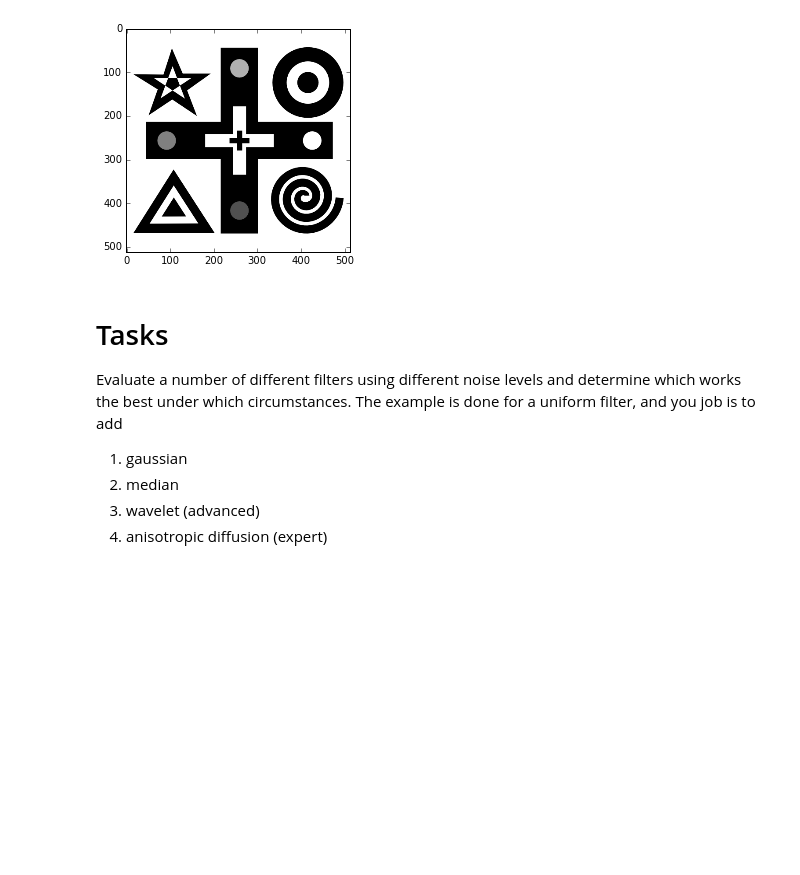
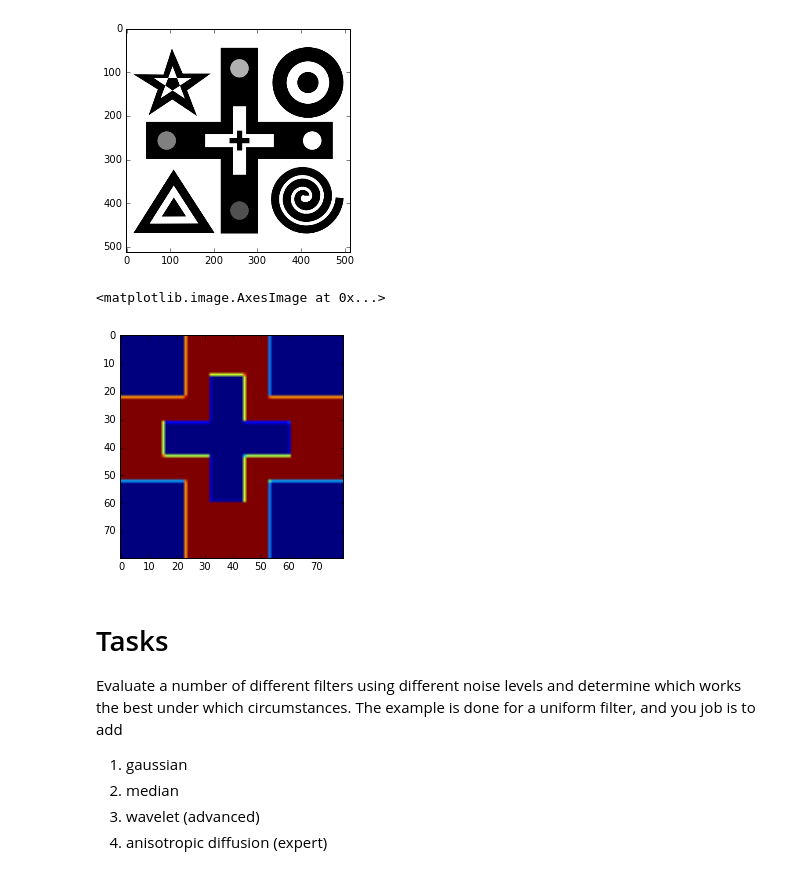
Before and after one commit to martinholub/Quantitative-Big-Imaging-2017, a Jupyter notebook: Exercises/02-files/Exercise4.ipynb, the cells around one changed output. Drawn from its saved outputs; the diff is of its cells as text; code cells hidden in the pictures; blank space fills up the shorter version.

```diff
--- a/Exercises/02-files/Exercise4.ipynb
+++ b/Exercises/02-files/Exercise4.ipynb
@@ -18,6 +18,11 @@ plt.imshow(d, cmap= 'gray')
 # %% [output]
 <matplotlib.image.AxesImage at 0x...>
 [figure]
+# %%
+plt.imshow(d[220:300, 220:300]) # look for part of an image to calculate SNR
+# %% [output]
+<matplotlib.image.AxesImage at 0x...>
+[figure, added]
 # %% [markdown]
 # Tasks
 Evaluate a number of different filters using different noise levels and determine which works the best under which circumstances. The example is done for a uniform filter, and you job is to add
```
Also changed, not shown: parts of 16 cells of this notebook.
